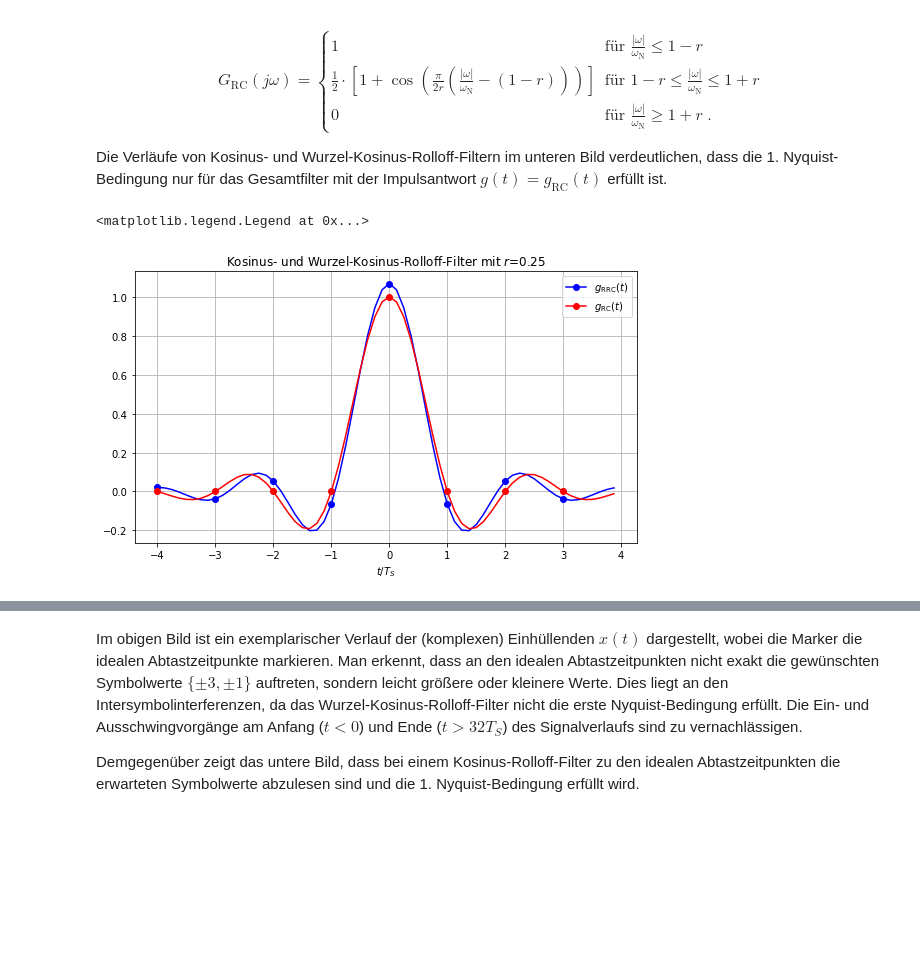
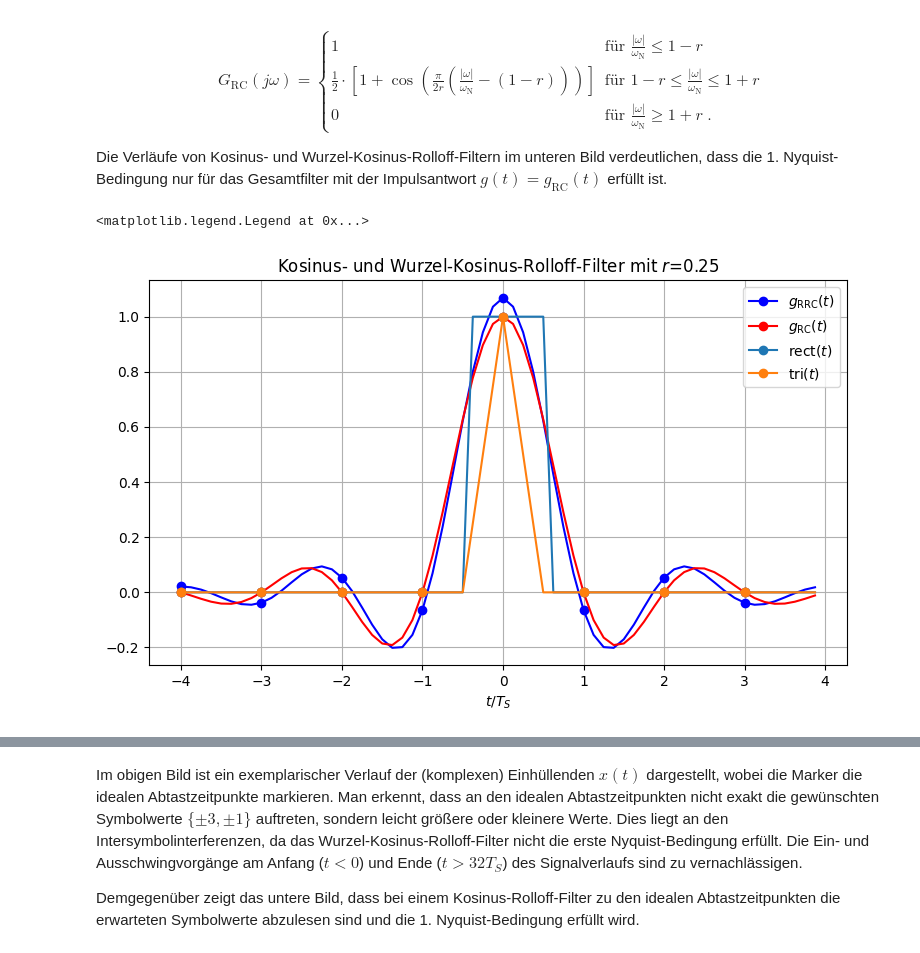
Before and after one commit to VK-NT2024/Nachrichtentechnik-Lecture, a Jupyter notebook: Part3-SignalsSystems/NT-DigModASK.ipynb, the cells around one changed output, grey strips where cells are left out. Drawn from its saved outputs; the diff is of its cells as text; code cells hidden in the pictures; blank space fills up the shorter version.

```diff
--- a/Part3-SignalsSystems/NT-DigModASK.ipynb
+++ b/Part3-SignalsSystems/NT-DigModASK.ipynb
@@ -5,9 +5,20 @@
 # %% [markdown]
 Im Folgenden wird die Modulation eines binären Datenstrom per $M$-ASK demonstriert. Zunächst wird der binäre Datenstrom $u[k]$ auf die zeit- und wertediskreten Symbole $d[i]$ abgebildet. Diese sind bei einer ASK reellwertig. Bei der Abbildung wird eine Gray-Codierung verwendet.
 # %%
+import os
+import sys
 import numpy as np
 import matplotlib.pyplot as plt
-from modulation import int2bin, bin2int, bin2gray, gray2bin, rcosfilter, rrcosfilter
+import matplotlib.gridspec as gridspec
+
+ECCpath = '../ECCpython'
+if (not ECCpath==None) and (not ECCpath in sys.path):
+    sys.path.append(ECCpath)
+
+from Modulation.modulation import Modulation
+
+# ---------------------------------------------------------------------------------
+# parameter definition
 
 # cardinality of modulation scheme
 M = 4
@@ -17,11 +28,9 @@ N_info_bits = 64
 # number of bits per ASK symbol
 m = int(np.round(np.log2(M)))
 # number of symbols obtained from information bits
-N_symbols = int(N_info_bits / m)
+N_symbols = N_info_bits // m
 time_symbol = np.arange(N_symbols)
 
-# generate ASK alphabet
-ask = M-1 - 2*np.arange(M)
-# normalize ASK alphabet to unit average power
-sigma2_d = np.sum(ask**2) / M
-ask_norm = ask / np.sqrt(sigma2_d)
+# ---------------------------------------------------------------------------------
+# ASK alphabet
+ask = Modulation(m, coding_type='gray',modulation_type='ASK')
@@ -134,31 +114,41 @@ und der Übertragungsfunktion
 
 Die Verläufe von Kosinus- und Wurzel-Kosinus-Rolloff-Filtern im unteren Bild verdeutlichen, dass die 1. Nyquist-Bedingung nur für das Gesamtfilter mit der Impulsantwort $g(t)=g_{\mathrm{RC}}(t)$ erfüllt ist.
 # %%
-# roll-off factor of Root-Raised-Cosine filter
-r = 0.25
 # symbol duration in seconds
 Ts = 1e-6
 # oversampling factor
 w = 8
 # sampling rate in Hz
 fa = w / Ts
 # length of filter impulse response in samples
 N_rc = 8*w
-tmp,g_rrc = rrcosfilter(N_rc,r,Ts,fa)
-time,g_rc = rcosfilter(N_rc,r,Ts,fa)
+
+# roll-off factor of Root-Raised-Cosine filter
+r = 0.25
+_,g_rrc   = ask.rrcosfilter(N_rc,r,Ts,fa)
+time,g_rc = ask.rcosfilter(N_rc,r,Ts,fa)
+
+# rectangular filter
+_,g_rect = ask.rectangularfilter(N_rc,Ts,fa)
+
+# triangular filter
+_,g_tri = ask.triangularfilter(N_rc,Ts,fa)
+
 time = time / Ts
 
 fig = plt.figure(figsize=(9,5))
 ax = fig.add_subplot(111)
 ax.plot(time,g_rrc, 'b-o', markevery=(w), label='$g_{\mathrm{RRC}}(t)$')
 ax.plot(time,g_rc, 'r-o', markevery=(w), label='$g_{\mathrm{RC}}(t)$')
+ax.plot(time,g_rect, '-o', markevery=(w), label='rect$(t)$')
+ax.plot(time,g_tri, '-o', markevery=(w), label='tri$(t)$')
 plt.xlabel('$t/T_S$')
 plt.title('Kosinus- und Wurzel-Kosinus-Rolloff-Filter mit $r$=%1.2f' %(r))
 plt.grid(True)
 plt.legend()
 # %% [output]
 <matplotlib.legend.Legend at 0x...>
-[figure, old version]
+[figure, new version]
 # %%
 # oversampling data symbols by inserting w zeros
 x = np.append(np.reshape(d_ask,(N_symbols,1)),np.zeros((N_symbols,w-1)),axis=1)
```
Also changed, not shown: parts of 11 cells of this notebook, 11 other files.
